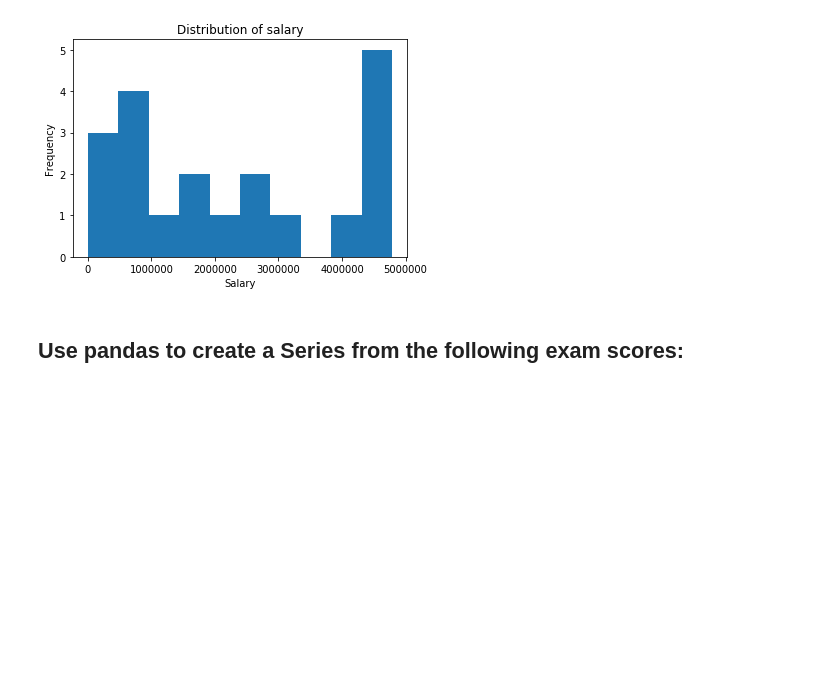
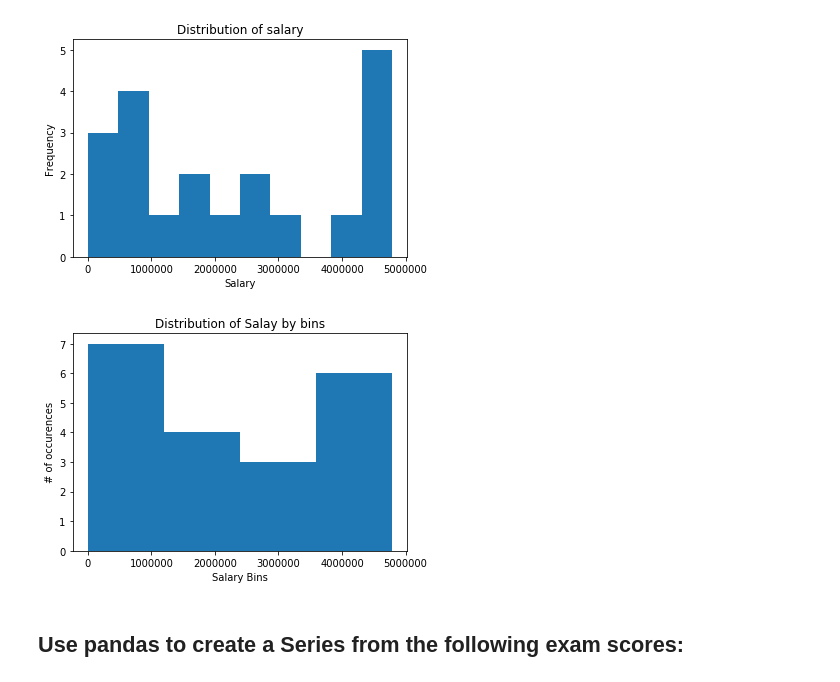
Before and after one commit to guedanie/python-exercises, a Jupyter notebook: 4.8.4.2_pandas_series.ipynb, the cells around one changed output. Saved outputs shown, nothing was run; the diff lists cells and outputs as text; code cells hidden in the pictures; blank space fills up the shorter version.

```diff
--- a/4.8.4.2_pandas_series.ipynb
+++ b/4.8.4.2_pandas_series.ipynb
@@ -240,8 +287,6 @@ pandas.core.series.Series
 # %% [markdown]
 ### Use series operations to convert the series to a numeric data type.
 # %%
-new_prices = prices.str.replace('$','').str.replace(',','')
+new_prices = prices.str.replace('$','').str.replace(',','').astype('float')
-# %%
-new_prices = new_prices.astype('float')
 # %% [markdown]
 ## Whst is the max value and the min?
@@ -270,6 +329,15 @@ plt.title('Distribution of salary')
 # %% [output]
 Text(0.5, 1.0, 'Distribution of salary')
 [figure]
+# %%
+plt.hist(new_prices, bins=4)
+plt.xlabel("Salary Bins")
+plt.ylabel("# of occurences")
+plt.title("Distribution of Salay by bins")
+
+plt.show()
+# %% [output]
+[figure, added]
 # %% [markdown]
 ## Use pandas to create a Series from the following exam scores:
 # %%
```
Also changed, not shown: parts of 22 cells of this notebook.
